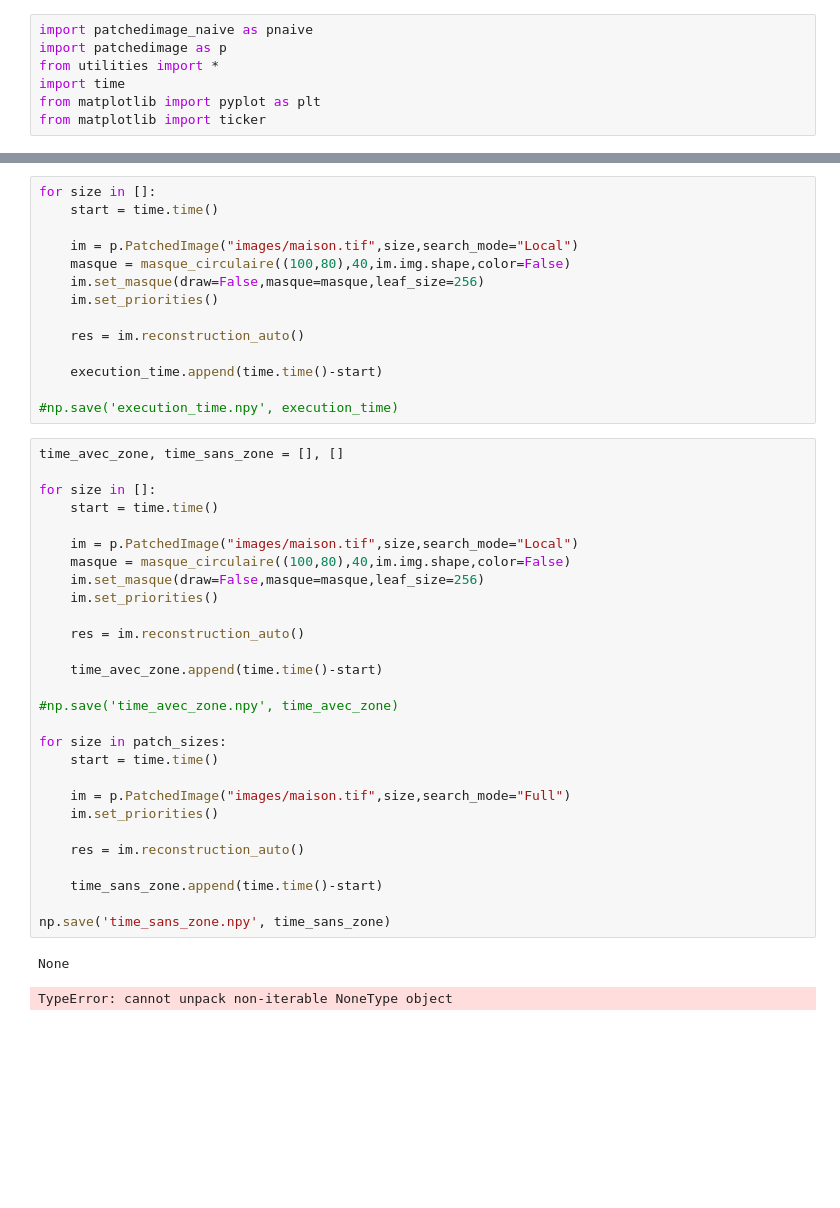
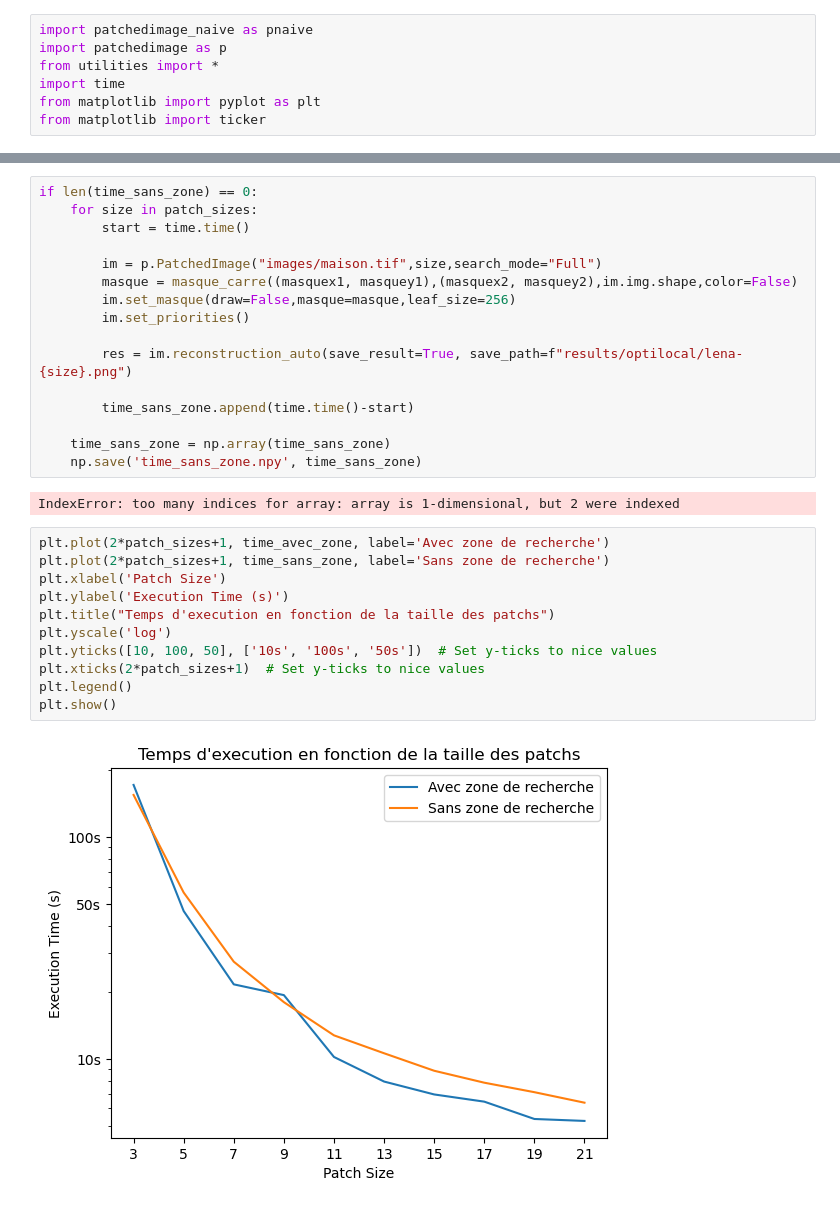
Before and after one commit to clementgilli/inpainting, a Jupyter notebook: time_graph.ipynb, the cells around one changed output, grey strips where cells are left out. Cells and saved outputs as stored; diff of their text form; blank space fills up the shorter version.

```diff
--- a/time_graph.ipynb
+++ b/time_graph.ipynb
@@ -30,46 +72,32 @@ for size in []:
 # %%
-for size in []:
-    start = time.time()
+if len(time_sans_zone) == 0:
+    for size in patch_sizes:
+        start = time.time()
 
-    im = p.PatchedImage("images/maison.tif",size,search_mode="Local")
-    masque = masque_circulaire((100,80),40,im.img.shape,color=False)
-    im.set_masque(draw=False,masque=masque,leaf_size=256)
-    im.set_priorities()
+        im = p.PatchedImage("images/maison.tif",size,search_mode="Full")
+        masque = masque_carre((masquex1, masquey1),(masquex2, masquey2),im.img.shape,color=False)
+        im.set_masque(draw=False,masque=masque,leaf_size=256)
+        im.set_priorities()
 
-    res = im.reconstruction_auto()
+        res = im.reconstruction_auto(save_result=True, save_path=f"results/optilocal/lena-{size}.png")
 
-    execution_time.append(time.time()-start)
+        time_sans_zone.append(time.time()-start)
 
-#np.save('execution_time.npy', execution_time)
+    time_sans_zone = np.array(time_sans_zone)
+    np.save('time_sans_zone.npy', time_sans_zone)
+# %% [output]
+IndexError: too many indices for array: array is 1-dimensional, but 2 were indexed
-# %%
-time_avec_zone, time_sans_zone = [], []
-
-for size in []:
-    start = time.time()
-
-    im = p.PatchedImage("images/maison.tif",size,search_mode="Local")
-    masque = masque_circulaire((100,80),40,im.img.shape,color=False)
-    im.set_masque(draw=False,masque=masque,leaf_size=256)
-    im.set_priorities()
-
-    res = im.reconstruction_auto()
-
-    time_avec_zone.append(time.time()-start)
-
-#np.save('time_avec_zone.npy', time_avec_zone)
-
-for size in patch_sizes:
-    start = time.time()
-
-    im = p.PatchedImage("images/maison.tif",size,search_mode="Full")
-    im.set_priorities()
-
-    res = im.reconstruction_auto()
-
-    time_sans_zone.append(time.time()-start)
-
-np.save('time_sans_zone.npy', time_sans_zone)
-# %% [output]
-None
-TypeError: cannot unpack non-iterable NoneType object
+# %%
+plt.plot(2*patch_sizes+1, time_avec_zone, label='Avec zone de recherche')
+plt.plot(2*patch_sizes+1, time_sans_zone, label='Sans zone de recherche')
+plt.xlabel('Patch Size')
+plt.ylabel('Execution Time (s)')
+plt.title("Temps d'execution en fonction de la taille des patchs")
+plt.yscale('log')
+plt.yticks([10, 100, 50], ['10s', '100s', '50s'])  # Set y-ticks to nice values
+plt.xticks(2*patch_sizes+1)  # Set y-ticks to nice values
+plt.legend()
+plt.show()
+# %% [output]
+[figure, added]
 # %%
```
Also changed, not shown: parts of 7 cells of this notebook, 16 other files.
